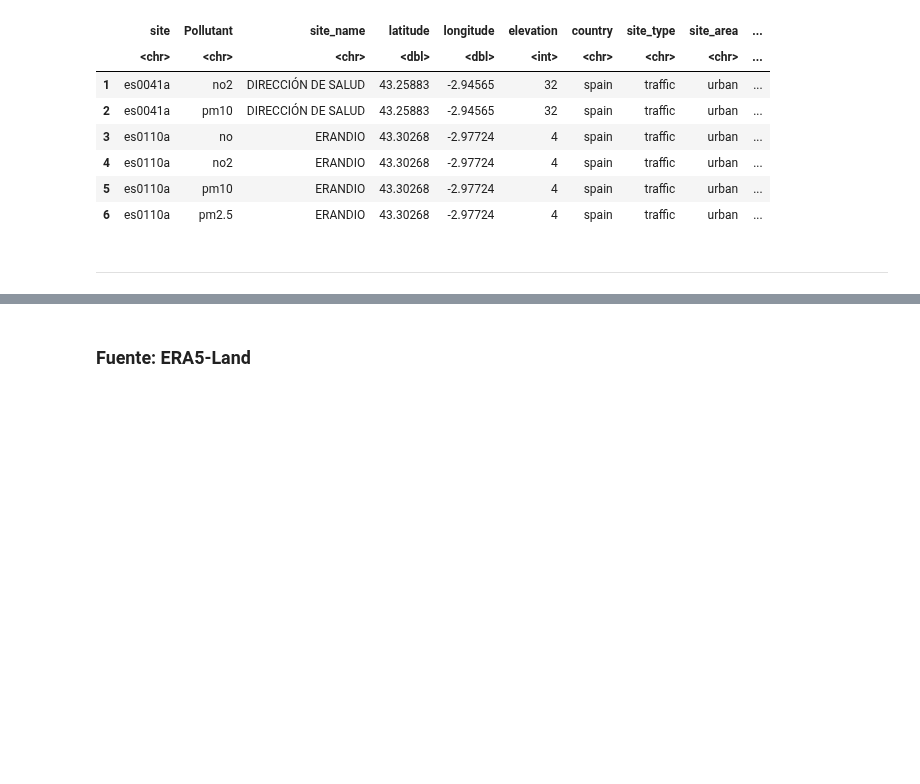
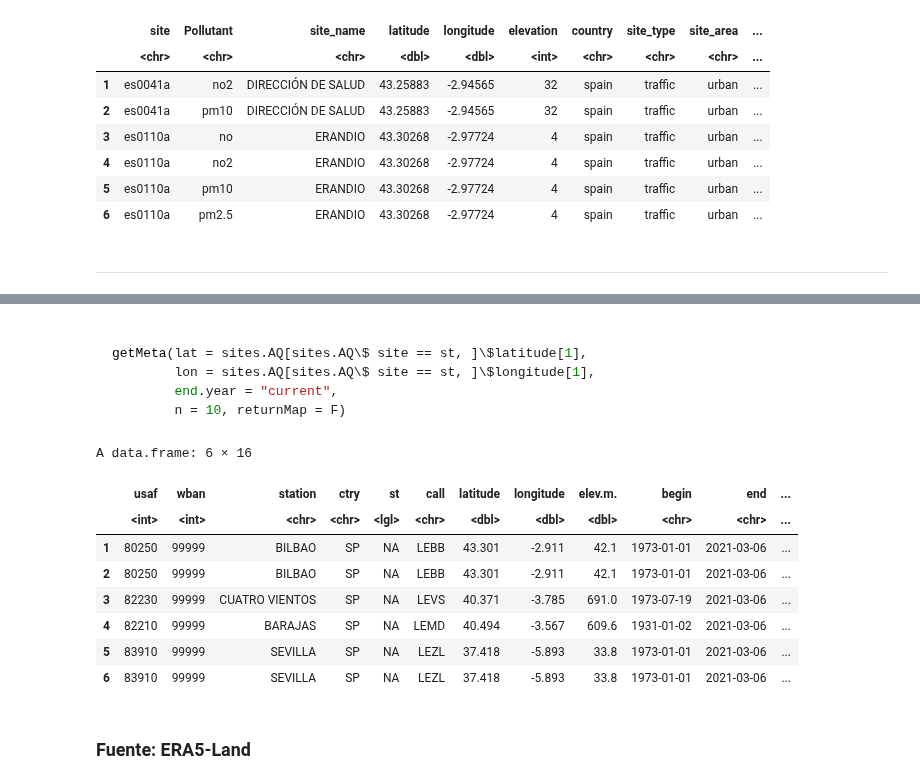
Before and after one commit to Jaimedgp/AirQualityCOVID, a Jupyter notebook: notebooks/Curation/Curation.ipynb, the cells around one changed output, grey strips where cells are left out. Cells and saved outputs as stored; diff of their text form; code cells hidden in the pictures; blank space fills up the shorter version.

Commit message:
[AEMET] documentation of curation process

````diff
--- a/notebooks/Curation/Curation.ipynb
+++ b/notebooks/Curation/Curation.ipynb
@@ -138,2 +215,23 @@ Para todas las fuentes se han utilizado datos de los puntos más cercanos a las
+# %% [markdown]
+```R
+
+getMeta(lat = sites.AQ[sites.AQ\$ site == st, ]\$latitude[1],
+        lon = sites.AQ[sites.AQ\$ site == st, ]\$longitude[1],
+        end.year = "current",
+        n = 10, returnMap = F)
+```
+# %%
+worldmet <- read.csv("data/Curation/checked_WorldMet.csv")
+head(worldmet)
+# %% [output]
+A data.frame: 6 × 16
+|  | usaf | wban | station | ctry | st | call | latitude | longitude | elev.m. | begin | end | ... |
+|  | <int> | <int> | <chr> | <chr> | <lgl> | <chr> | <dbl> | <dbl> | <dbl> | <chr> | <chr> | ... |
+| 1 | 80250 | 99999 | BILBAO | SP | NA | LEBB | 43.301 | -2.911 | 42.1 | 1973-01-01 | 2021-03-06 | ... |
+| 2 | 80250 | 99999 | BILBAO | SP | NA | LEBB | 43.301 | -2.911 | 42.1 | 1973-01-01 | 2021-03-06 | ... |
+| 3 | 82230 | 99999 | CUATRO VIENTOS | SP | NA | LEVS | 40.371 | -3.785 | 691.0 | 1973-07-19 | 2021-03-06 | ... |
+| 4 | 82210 | 99999 | BARAJAS | SP | NA | LEMD | 40.494 | -3.567 | 609.6 | 1931-01-02 | 2021-03-06 | ... |
+| 5 | 83910 | 99999 | SEVILLA | SP | NA | LEZL | 37.418 | -5.893 | 33.8 | 1973-01-01 | 2021-03-06 | ... |
+| 6 | 83910 | 99999 | SEVILLA | SP | NA | LEZL | 37.418 | -5.893 | 33.8 | 1973-01-01 | 2021-03-06 | ... |
 # %% [markdown]
 ### Fuente: ERA5-Land
````
Also changed, not shown: parts of 13 cells of this notebook.
